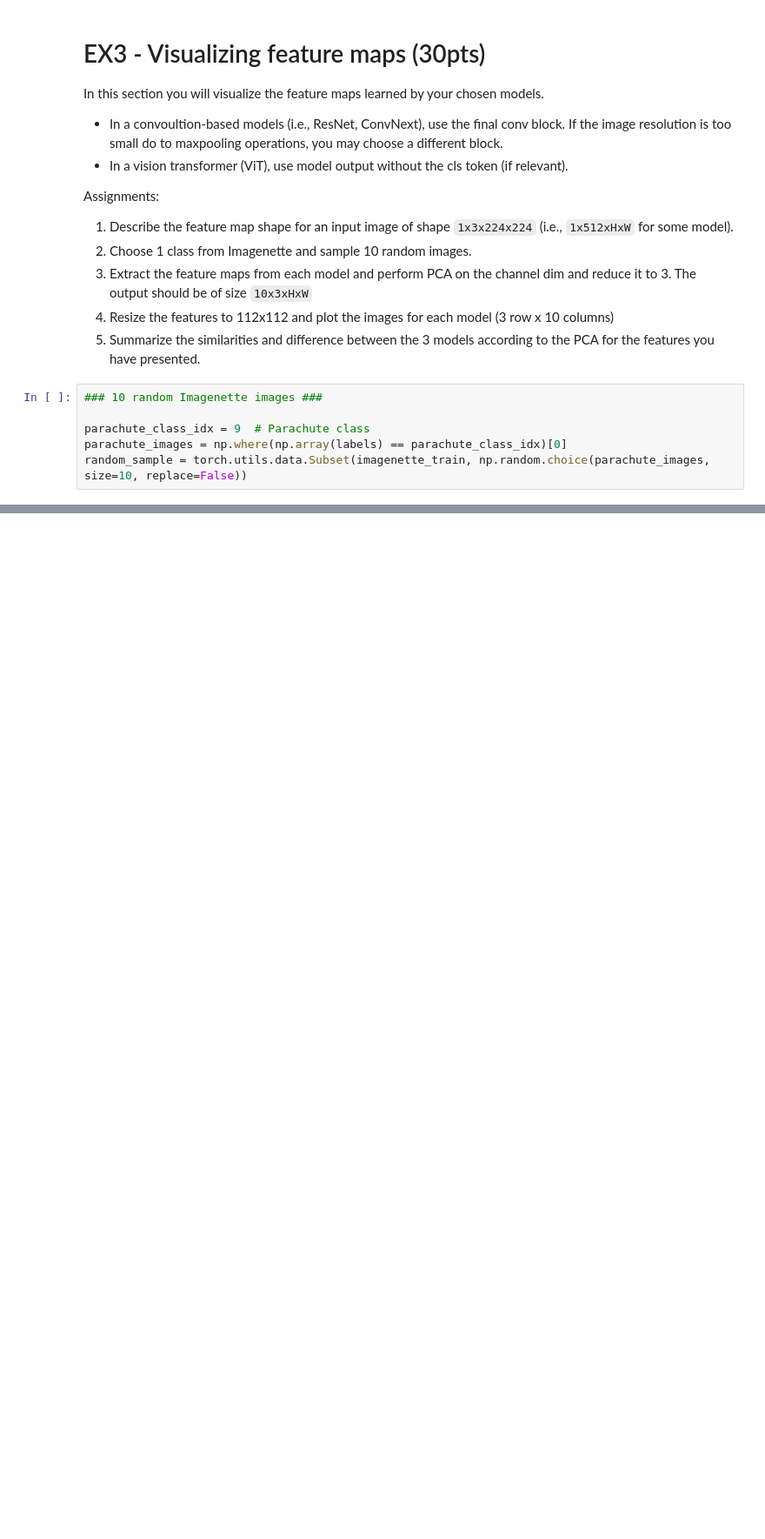
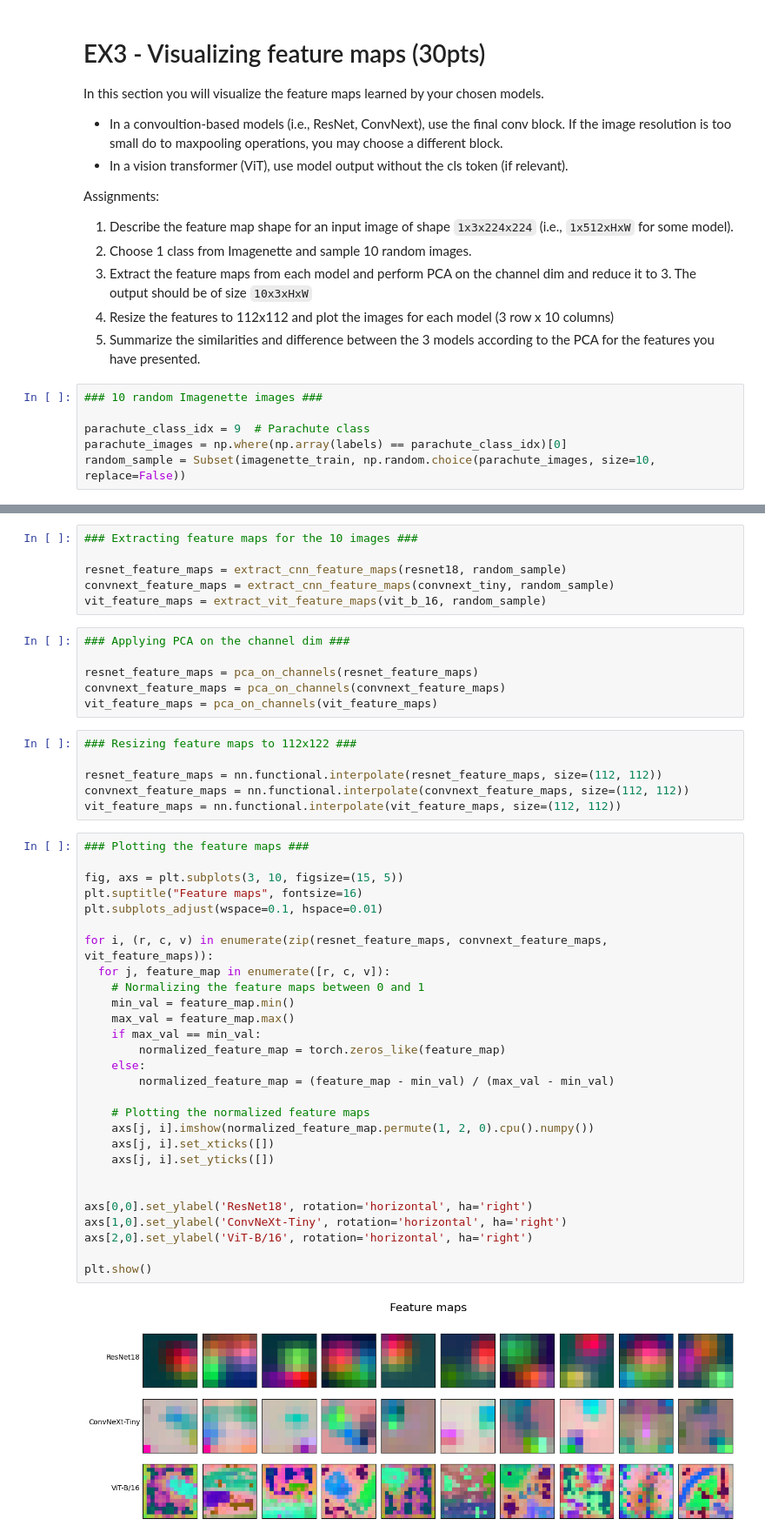
Before and after one commit to JonathanZmora/IntroToDeepLearning, a Jupyter notebook: DL_HW2_I.ipynb, the cells around one changed output, grey strips where cells are left out. Shown at 87% size. Saved outputs shown, nothing was run; the diff lists cells and outputs as text; blank space fills up the shorter version.

```diff
--- a/DL_HW2_I.ipynb
+++ b/DL_HW2_I.ipynb
@@ -239,4 +240,4 @@ Assignments:
 
 parachute_class_idx = 9  # Parachute class
 parachute_images = np.where(np.array(labels) == parachute_class_idx)[0]
-random_sample = torch.utils.data.Subset(imagenette_train, np.random.choice(parachute_images, size=10, replace=False))
+random_sample = Subset(imagenette_train, np.random.choice(parachute_images, size=10, replace=False))
@@ -282,0 +318,48 @@ pca_feature_maps = torch.stack(pca_feature_maps)
+# %%
+### Extracting feature maps for the 10 images ###
+
+resnet_feature_maps = extract_cnn_feature_maps(resnet18, random_sample)
+convnext_feature_maps = extract_cnn_feature_maps(convnext_tiny, random_sample)
+vit_feature_maps = extract_vit_feature_maps(vit_b_16, random_sample)
+# %%
+### Applying PCA on the channel dim ###
+
+resnet_feature_maps = pca_on_channels(resnet_feature_maps)
+convnext_feature_maps = pca_on_channels(convnext_feature_maps)
+vit_feature_maps = pca_on_channels(vit_feature_maps)
+# %%
+### Resizing feature maps to 112x122 ###
+
+resnet_feature_maps = nn.functional.interpolate(resnet_feature_maps, size=(112, 112))
+convnext_feature_maps = nn.functional.interpolate(convnext_feature_maps, size=(112, 112))
+vit_feature_maps = nn.functional.interpolate(vit_feature_maps, size=(112, 112))
+# %%
+### Plotting the feature maps ###
+
+fig, axs = plt.subplots(3, 10, figsize=(15, 5))
+plt.suptitle("Feature maps", fontsize=16)
+plt.subplots_adjust(wspace=0.1, hspace=0.01)
+
+for i, (r, c, v) in enumerate(zip(resnet_feature_maps, convnext_feature_maps, vit_feature_maps)):
+  for j, feature_map in enumerate([r, c, v]):
+    # Normalizing the feature maps between 0 and 1
+    min_val = feature_map.min()
+    max_val = feature_map.max()
+    if max_val == min_val:
+        normalized_feature_map = torch.zeros_like(feature_map)
+    else:
+        normalized_feature_map = (feature_map - min_val) / (max_val - min_val)
+
+    # Plotting the normalized feature maps
+    axs[j, i].imshow(normalized_feature_map.permute(1, 2, 0).cpu().numpy())
+    axs[j, i].set_xticks([])
+    axs[j, i].set_yticks([])
+
+
+axs[0,0].set_ylabel('ResNet18', rotation='horizontal', ha='right')
+axs[1,0].set_ylabel('ConvNeXt-Tiny', rotation='horizontal', ha='right')
+axs[2,0].set_ylabel('ViT-B/16', rotation='horizontal', ha='right')
+
+plt.show()
+# %% [output]
+[figure, added]
```
Also changed, not shown: parts of 24 cells of this notebook.
